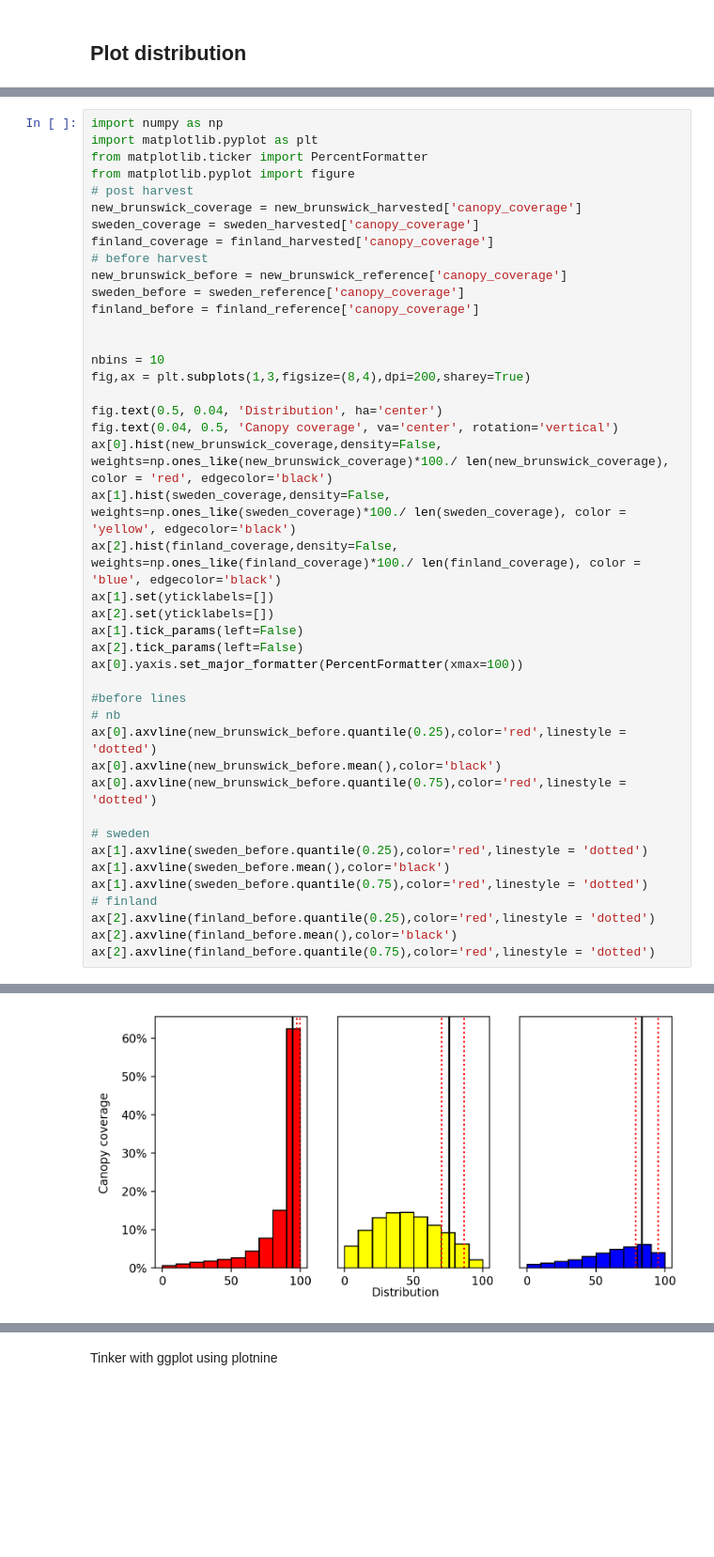
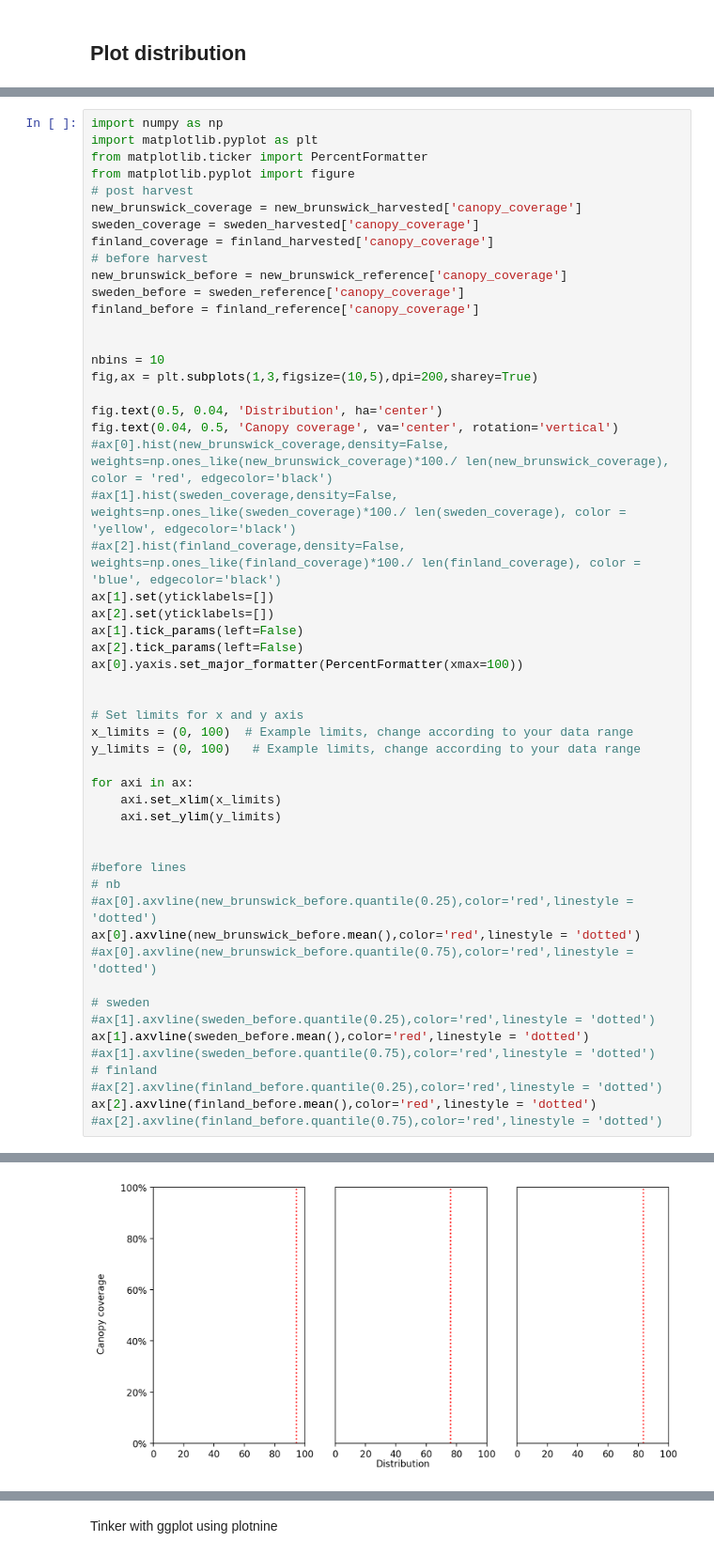
Before and after one commit to williamlidberg/RIP-Nature, a Jupyter notebook: RIP_Nature_Results_new_Finish_streams.ipynb, the cells around one changed output, grey strips where cells are left out. Shown: that part at 94% size. Saved outputs shown, nothing was run; the diff lists cells and outputs as text; blank space fills up the shorter version.

```diff
--- a/RIP_Nature_Results_new_Finish_streams.ipynb
+++ b/RIP_Nature_Results_new_Finish_streams.ipynb
@@ -121,44 +122,54 @@ import numpy as np
 import matplotlib.pyplot as plt
 from matplotlib.ticker import PercentFormatter
 from matplotlib.pyplot import figure
 # post harvest
 new_brunswick_coverage = new_brunswick_harvested['canopy_coverage']
 sweden_coverage = sweden_harvested['canopy_coverage']
 finland_coverage = finland_harvested['canopy_coverage']
 # before harvest
 new_brunswick_before = new_brunswick_reference['canopy_coverage']
 sweden_before = sweden_reference['canopy_coverage']
 finland_before = finland_reference['canopy_coverage']
 
 
 nbins = 10
-fig,ax = plt.subplots(1,3,figsize=(8,4),dpi=200,sharey=True)
+fig,ax = plt.subplots(1,3,figsize=(10,5),dpi=200,sharey=True)
 
 fig.text(0.5, 0.04, 'Distribution', ha='center')
 fig.text(0.04, 0.5, 'Canopy coverage', va='center', rotation='vertical')
-ax[0].hist(new_brunswick_coverage,density=False, weights=np.ones_like(new_brunswick_coverage)*100./ len(new_brunswick_coverage), color = 'red', edgecolor='black')
-ax[1].hist(sweden_coverage,density=False, weights=np.ones_like(sweden_coverage)*100./ len(sweden_coverage), color = 'yellow', edgecolor='black')
-ax[2].hist(finland_coverage,density=False, weights=np.ones_like(finland_coverage)*100./ len(finland_coverage), color = 'blue', edgecolor='black')
+#ax[0].hist(new_brunswick_coverage,density=False, weights=np.ones_like(new_brunswick_coverage)*100./ len(new_brunswick_coverage), color = 'red', edgecolor='black')
+#ax[1].hist(sweden_coverage,density=False, weights=np.ones_like(sweden_coverage)*100./ len(sweden_coverage), color = 'yellow', edgecolor='black')
+#ax[2].hist(finland_coverage,density=False, weights=np.ones_like(finland_coverage)*100./ len(finland_coverage), color = 'blue', edgecolor='black')
 ax[1].set(yticklabels=[])
 ax[2].set(yticklabels=[])
 ax[1].tick_params(left=False)
 ax[2].tick_params(left=False)
 ax[0].yaxis.set_major_formatter(PercentFormatter(xmax=100))
 
+
+# Set limits for x and y axis
+x_limits = (0, 100)  # Example limits, change according to your data range
+y_limits = (0, 100)   # Example limits, change according to your data range
+
+for axi in ax:
+    axi.set_xlim(x_limits)
+    axi.set_ylim(y_limits)
+
+
 #before lines
 # nb
-ax[0].axvline(new_brunswick_before.quantile(0.25),color='red',linestyle = 'dotted')
-ax[0].axvline(new_brunswick_before.mean(),color='black')
-ax[0].axvline(new_brunswick_before.quantile(0.75),color='red',linestyle = 'dotted')
+#ax[0].axvline(new_brunswick_before.quantile(0.25),color='red',linestyle = 'dotted')
+ax[0].axvline(new_brunswick_before.mean(),color='red',linestyle = 'dotted')
+#ax[0].axvline(new_brunswick_before.quantile(0.75),color='red',linestyle = 'dotted')
 
 # sweden
-ax[1].axvline(sweden_before.quantile(0.25),color='red',linestyle = 'dotted')
-ax[1].axvline(sweden_before.mean(),color='black')
-ax[1].axvline(sweden_before.quantile(0.75),color='red',linestyle = 'dotted')
+#ax[1].axvline(sweden_before.quantile(0.25),color='red',linestyle = 'dotted')
+ax[1].axvline(sweden_before.mean(),color='red',linestyle = 'dotted')
+#ax[1].axvline(sweden_before.quantile(0.75),color='red',linestyle = 'dotted')
 # finland
-ax[2].axvline(finland_before.quantile(0.25),color='red',linestyle = 'dotted')
-ax[2].axvline(finland_before.mean(),color='black')
-ax[2].axvline(finland_before.quantile(0.75),color='red',linestyle = 'dotted')
+#ax[2].axvline(finland_before.quantile(0.25),color='red',linestyle = 'dotted')
+ax[2].axvline(finland_before.mean(),color='red',linestyle = 'dotted')
+#ax[2].axvline(finland_before.quantile(0.75),color='red',linestyle = 'dotted')
 # %% [output]
 <matplotlib.lines.Line2D at 0x...>
-[figure, old version]
+[figure, new version]
```
Also changed, not shown: parts of 4 cells of this notebook.
